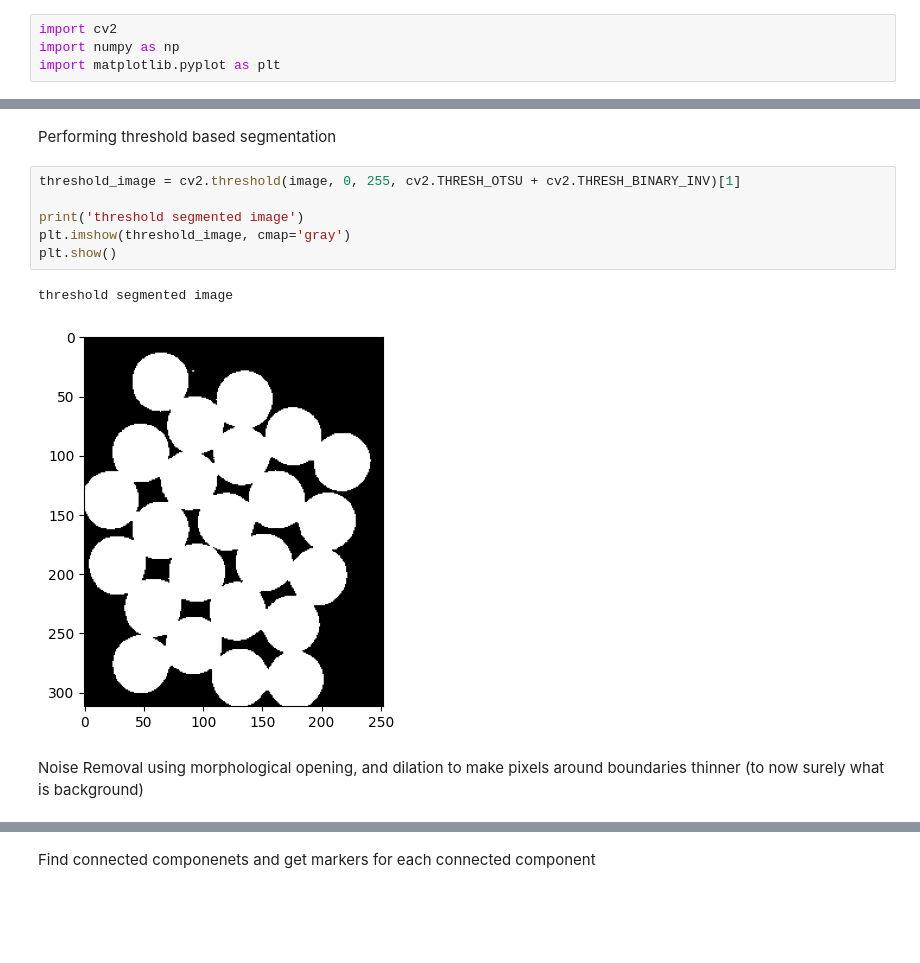
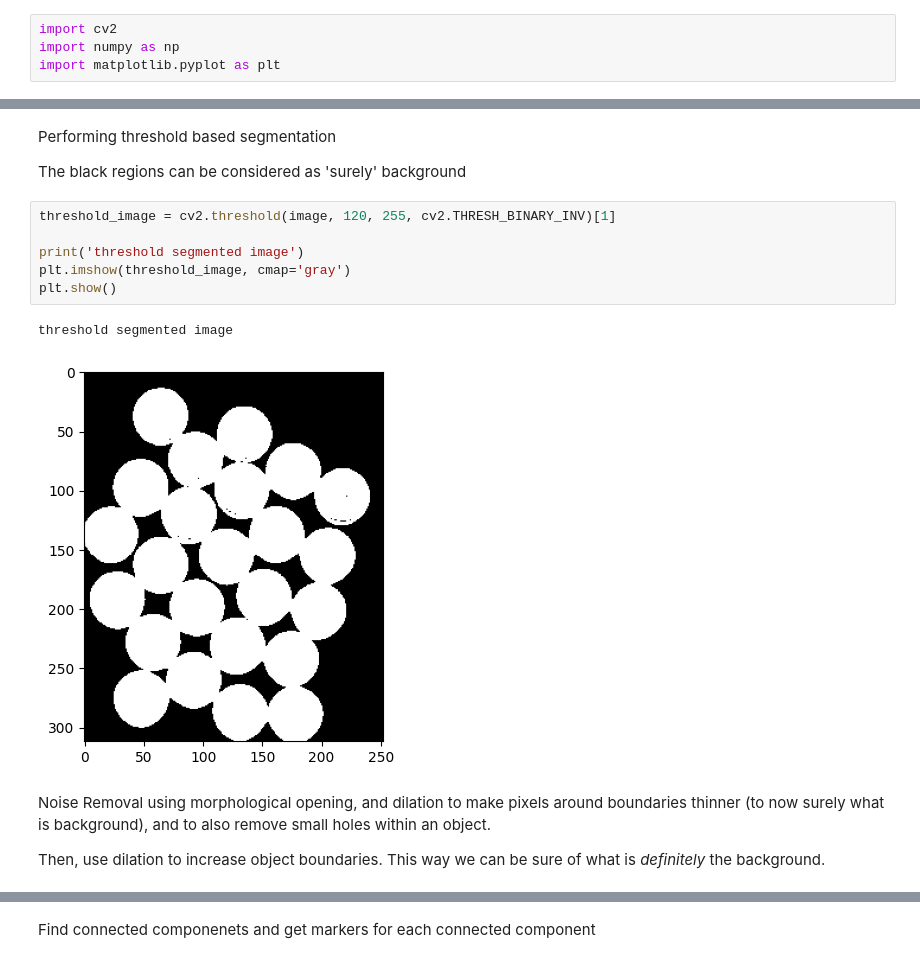
Before and after one commit to rtarun9/ComputerVision_ImageProcessing, a Jupyter notebook: image_processing/water_shed_segmentation.ipynb, the cells around one changed output, grey strips where cells are left out. Saved outputs shown, nothing was run; the diff lists cells and outputs as text; blank space fills up the shorter version.

```diff
--- a/image_processing/water_shed_segmentation.ipynb
+++ b/image_processing/water_shed_segmentation.ipynb
@@ -25,15 +29,19 @@ source image
 [figure]
 # %% [markdown]
 Performing threshold based segmentation
+
+The black regions can be considered as 'surely' background
 # %%
-threshold_image = cv2.threshold(image, 0, 255, cv2.THRESH_OTSU + cv2.THRESH_BINARY_INV)[1]
+threshold_image = cv2.threshold(image, 120, 255, cv2.THRESH_BINARY_INV)[1]
 
 print('threshold segmented image')
 plt.imshow(threshold_image, cmap='gray')
 plt.show()
 # %% [output]
 threshold segmented image
-[figure, old version]
+[figure, new version]
 # %% [markdown]
-Noise Removal using morphological opening, and dilation to make pixels around boundaries thinner (to now surely what is background)
+Noise Removal using morphological opening, and dilation to make pixels around boundaries thinner (to now surely what is background), and to also remove small holes within an object.
+
+Then, use dilation to increase object boundaries. This way we can be sure of what is *definitely* the background.
 # %%
```
Also changed, not shown: parts of 7 cells of this notebook, 10 other files.
